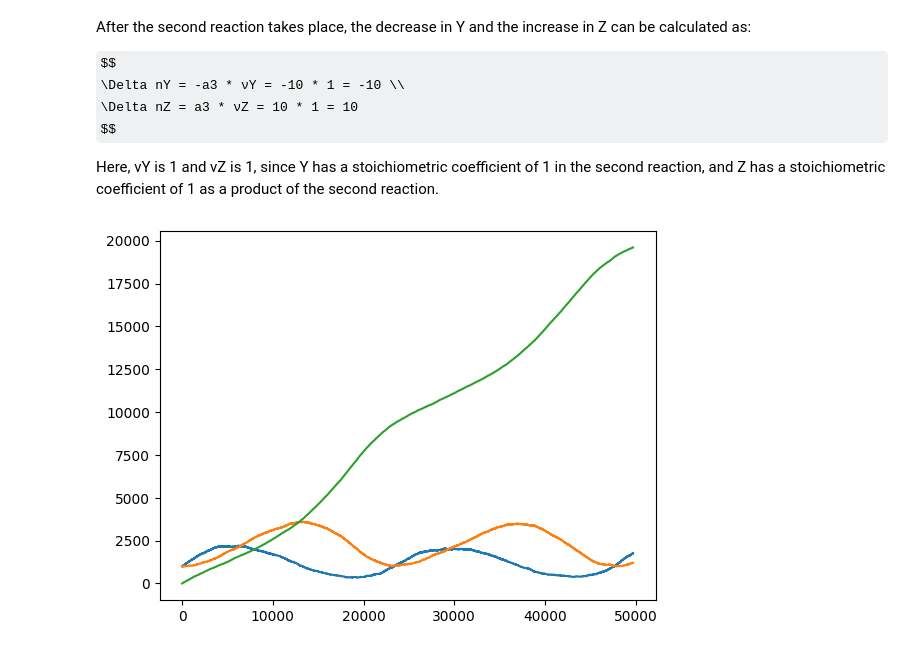
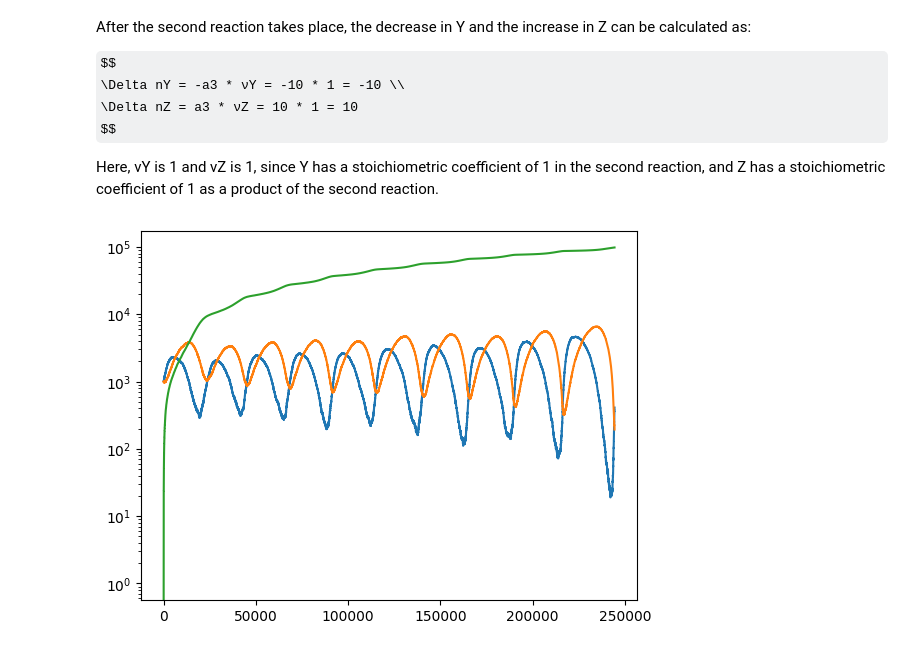
Before and after one commit to U-n-Own/UniversityNotes, a Jupyter notebook: Assignments/ComputationalModelsComplexSystems/Gillespies_SSA.ipynb, the cells around one changed output. Saved outputs shown, nothing was run; the diff lists cells and outputs as text; code cells hidden in the pictures; some formulas as TeX source.

```diff
--- a/Assignments/ComputationalModelsComplexSystems/Gillespies_SSA.ipynb
+++ b/Assignments/ComputationalModelsComplexSystems/Gillespies_SSA.ipynb
@@ -232,7 +234,7 @@ def state_update(initial_state, reaction, propensities):
 
     return initial_state[0], initial_state[1], initial_state[2]
 # %%
-def gillespies_SSA_simplified(time_limit, initial_state, propensities_function_lists):
+def gillespies_SSA(time_limit, initial_state, propensities_function_lists):
     '''
     propensities: a list of propensities of the reactions
     time_limit: the time limit of the simulation
@@ -307,20 +309,23 @@ def gillespies_SSA_simplified(time_limit, initial_state, propensities_function_l
 def plot_results(results):
 
     # plot in time the evolution of initial_state[0], initial_state[1], initial_state[2]
+    #plt.plot(results)
+    # log plot
+    plt.yscale('log')
     plt.plot(results)
 
     plt.show()
 # %%
 
 propensities_func_list = [y1_production_propensity, y2y1_production_propensity, y2z_production_propensity]
 
-results, total_steps = gillespies_SSA_simplified(initial_state = initial_state_simple,
-                                                 propensities_function_lists= propensities_func_list, time_limit = 100)
+results, total_steps = gillespies_SSA(initial_state = initial_state_simple,
+                                                 propensities_function_lists= propensities_func_list, time_limit = 500)
 
 #print("Total steps", total_steps)
 #print("Total reactions taken", reaction_taken)
 #print(results)
 
 plot_results(results)
 # %% [output]
-[figure, old version]
+[figure, new version]
```
Also changed, not shown: parts of 1 cell of this notebook.
